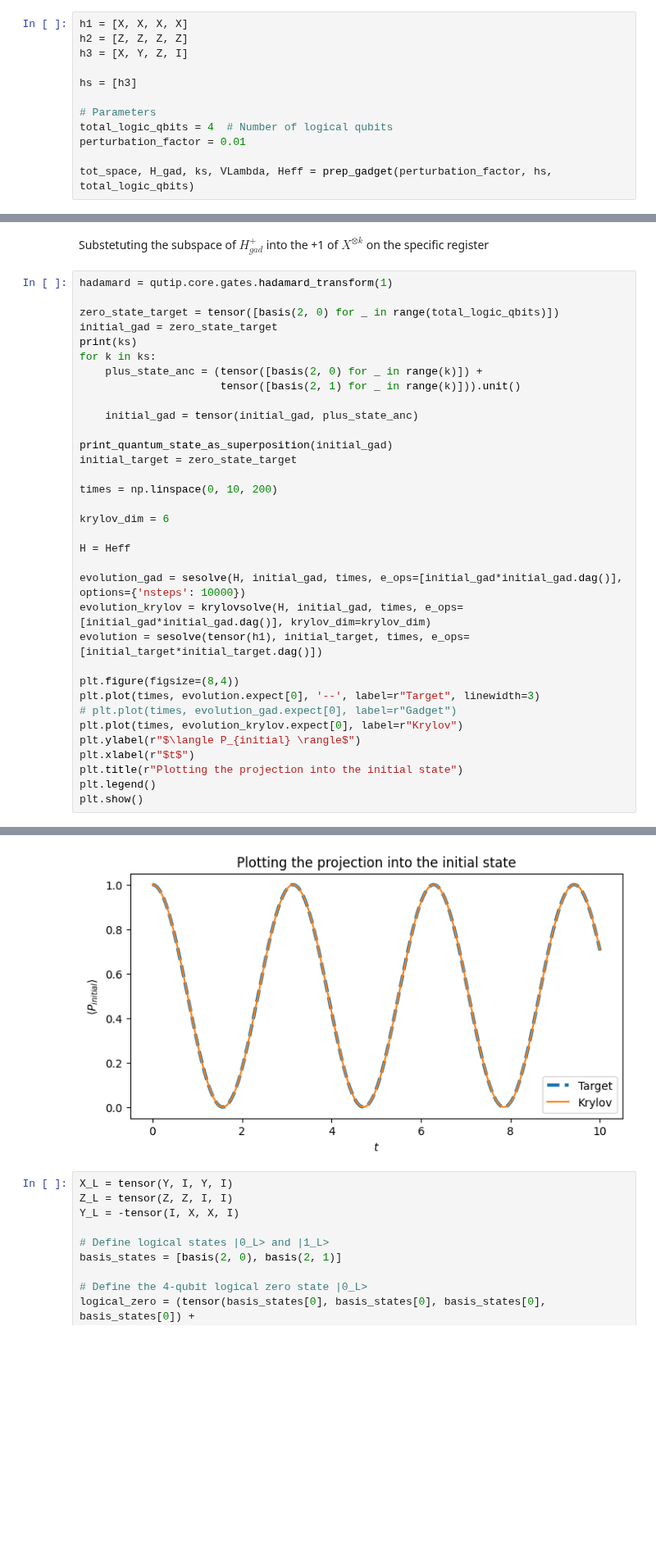
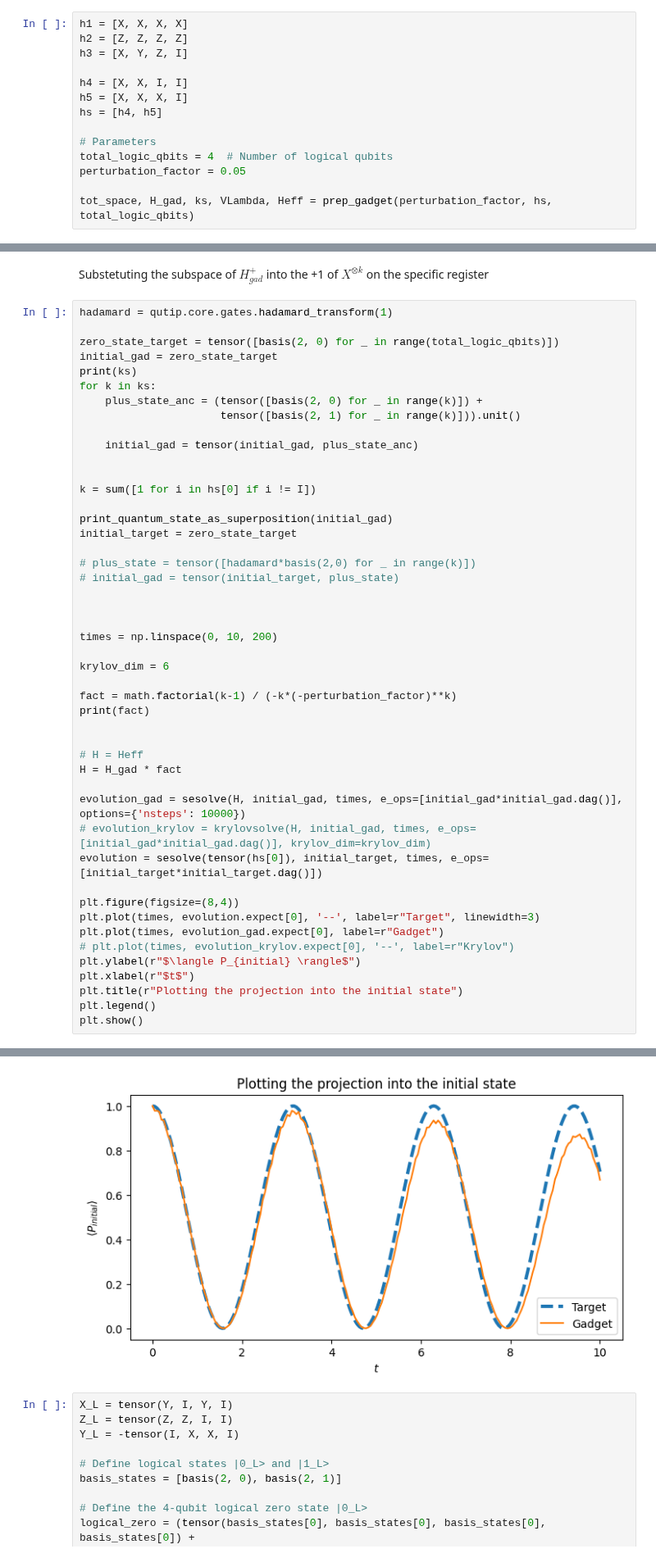
Before and after one commit to chenscheimq/QEC, a Jupyter notebook: Gadgets/krylov_checking.ipynb, the cells around one changed output, grey strips where cells are left out. Shown at 82% size. Drawn from its saved outputs; the diff is of its cells as text; blank space fills up the shorter version.

```diff
--- a/Gadgets/krylov_checking.ipynb
+++ b/Gadgets/krylov_checking.ipynb
@@ -286,11 +286,13 @@ h1 = [X, X, X, X]
 h2 = [Z, Z, Z, Z]
 h3 = [X, Y, Z, I]
 
-hs = [h3]
+h4 = [X, X, I, I]
+h5 = [X, X, X, I]
+hs = [h4, h5]
 
 # Parameters
 total_logic_qbits = 4  # Number of logical qubits
-perturbation_factor = 0.01
+perturbation_factor = 0.05
 
 tot_space, H_gad, ks, VLambda, Heff = prep_gadget(perturbation_factor, hs, total_logic_qbits)
 # %% [output]
@@ -319,23 +328,36 @@ for k in ks:
 
     initial_gad = tensor(initial_gad, plus_state_anc)
 
+
+k = sum([1 for i in hs[0] if i != I])
+
 print_quantum_state_as_superposition(initial_gad)
 initial_target = zero_state_target
+
+# plus_state = tensor([hadamard*basis(2,0) for _ in range(k)])
+# initial_gad = tensor(initial_target, plus_state)
+
+
 
 times = np.linspace(0, 10, 200)
 
 krylov_dim = 6
 
-H = Heff
+fact = math.factorial(k-1) / (-k*(-perturbation_factor)**k)
+print(fact)
+
+
+# H = Heff
+H = H_gad * fact
 
 evolution_gad = sesolve(H, initial_gad, times, e_ops=[initial_gad*initial_gad.dag()], options={'nsteps': 10000})
-evolution_krylov = krylovsolve(H, initial_gad, times, e_ops=[initial_gad*initial_gad.dag()], krylov_dim=krylov_dim)
-evolution = sesolve(tensor(h1), initial_target, times, e_ops=[initial_target*initial_target.dag()])
+# evolution_krylov = krylovsolve(H, initial_gad, times, e_ops=[initial_gad*initial_gad.dag()], krylov_dim=krylov_dim)
+evolution = sesolve(tensor(hs[0]), initial_target, times, e_ops=[initial_target*initial_target.dag()])
 
 plt.figure(figsize=(8,4))
 plt.plot(times, evolution.expect[0], '--', label=r"Target", linewidth=3)
-# plt.plot(times, evolution_gad.expect[0], label=r"Gadget")
-plt.plot(times, evolution_krylov.expect[0], label=r"Krylov")
+plt.plot(times, evolution_gad.expect[0], label=r"Gadget")
+# plt.plot(times, evolution_krylov.expect[0], '--', label=r"Krylov")
 plt.ylabel(r"$\langle P_{initial} \rangle$")
 plt.xlabel(r"$t$")
 plt.title(r"Plotting the projection into the initial state")
@@ -347,4 +370,4 @@ plt.show()
-[figure, old version]
+[figure, new version]
 # %%
 X_L = tensor(Y, I, Y, I)
 Z_L = tensor(Z, Z, I, I)
```
Also changed, not shown: parts of 2 cells of this notebook, 1 other file.
